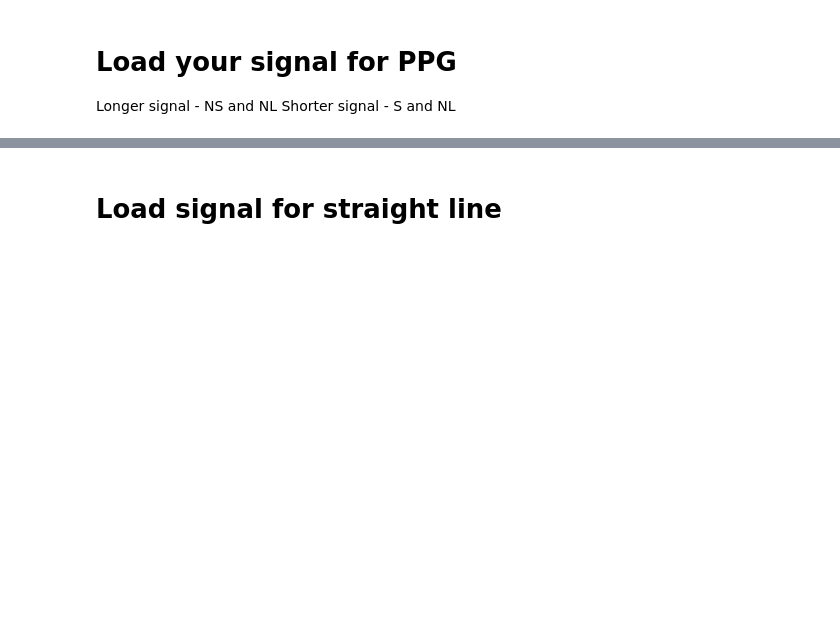
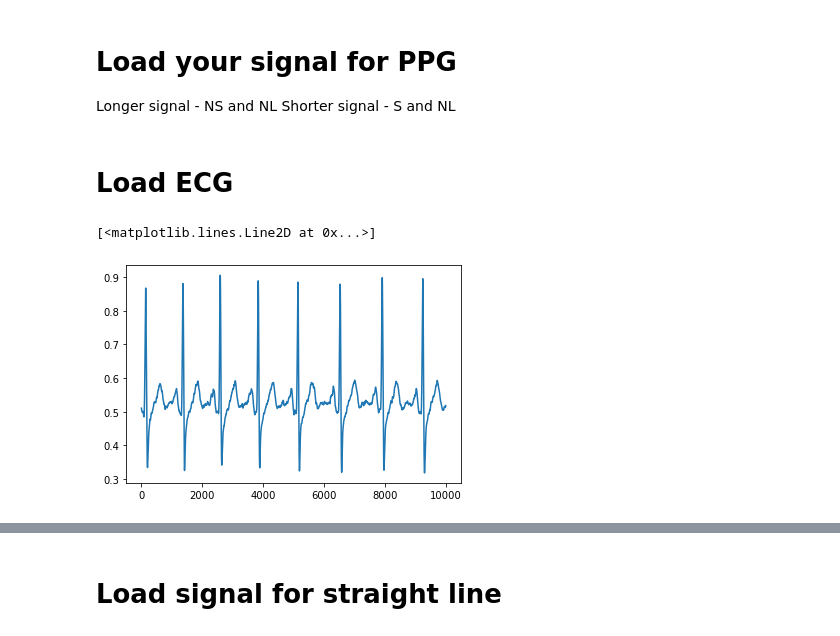
Before and after one commit to binhnguyens/Non-Linearity-and-Non-Stationary, a Jupyter notebook: SAR_NLP - General.ipynb, the cells around one changed output, grey strips where cells are left out. Cells and saved outputs as stored; diff of their text form; code cells hidden in the pictures; blank space fills up the shorter version.

```diff
--- a/SAR_NLP - General.ipynb
+++ b/SAR_NLP - General.ipynb
@@ -16,8 +16,10 @@ def normalization (x):
     return (normalized)
 # %% [markdown]
 # Load your signal for Audio (AR)
+# %%
+path = "../Data"
 # %%
-path = "/Users/binhnguyen/Downloads"
+
 filename = "/1DCASEcarNoise.wav"
 file = path + filename
 
@@ -31,8 +33,6 @@ plt.plot (y[0:10000])
 # %% [markdown]
 # Load your signal for Audio (MN)
 # %%
-path = "/Users/binhnguyen/Downloads"
-
 filename = "/test_ES2004c_1980_1990_xxxxx_4_0.wav"
 file = path + filename
 
@@ -53,7 +53,7 @@ plt.plot (y)
 Longer signal - NS and NL
 Shorter signal - S and NL
 # %%
-path = "/Users/binhnguyen/Documents/MATLAB/5. NLP Party (SAR Lab)"
+
 filename = "/PPG_signal.mat"
 file = path + filename
 
@@ -66,3 +66,21 @@ y = normalization (y2)
 y_NS = np.reshape(y,(5,int(len(y)/5))) #segment into 5 parts #32000))
 # %%
 plt.plot (y[0:10000])
+# %% [markdown]
+# Load ECG
+# %%
+
+filename = "/ECG.mat"
+file = path + filename
+
+from scipy.io import loadmat
+mat = loadmat(file)
+y2 = mat['ECG'][0:5519800]
+
+y = normalization (y2)
+
+y_NS = np.reshape(y,(5,int(len(y)/5))) #segment into 5 parts #32000))
+plt.plot (y[0:10000])
+# %% [output]
+[<matplotlib.lines.Line2D at 0x...>]
+[figure, added]
```
Also changed, not shown: parts of 7 cells of this notebook, 1 other file.
